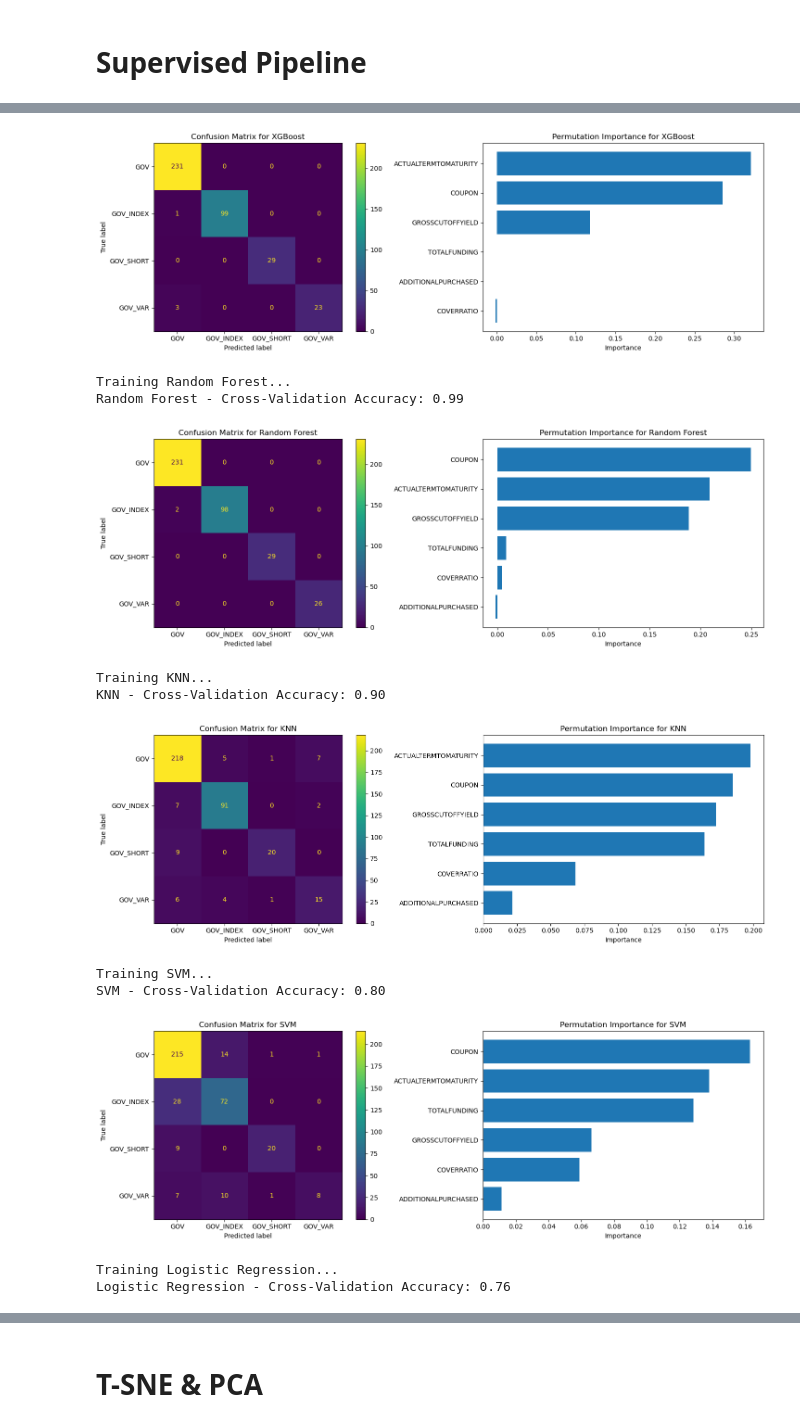
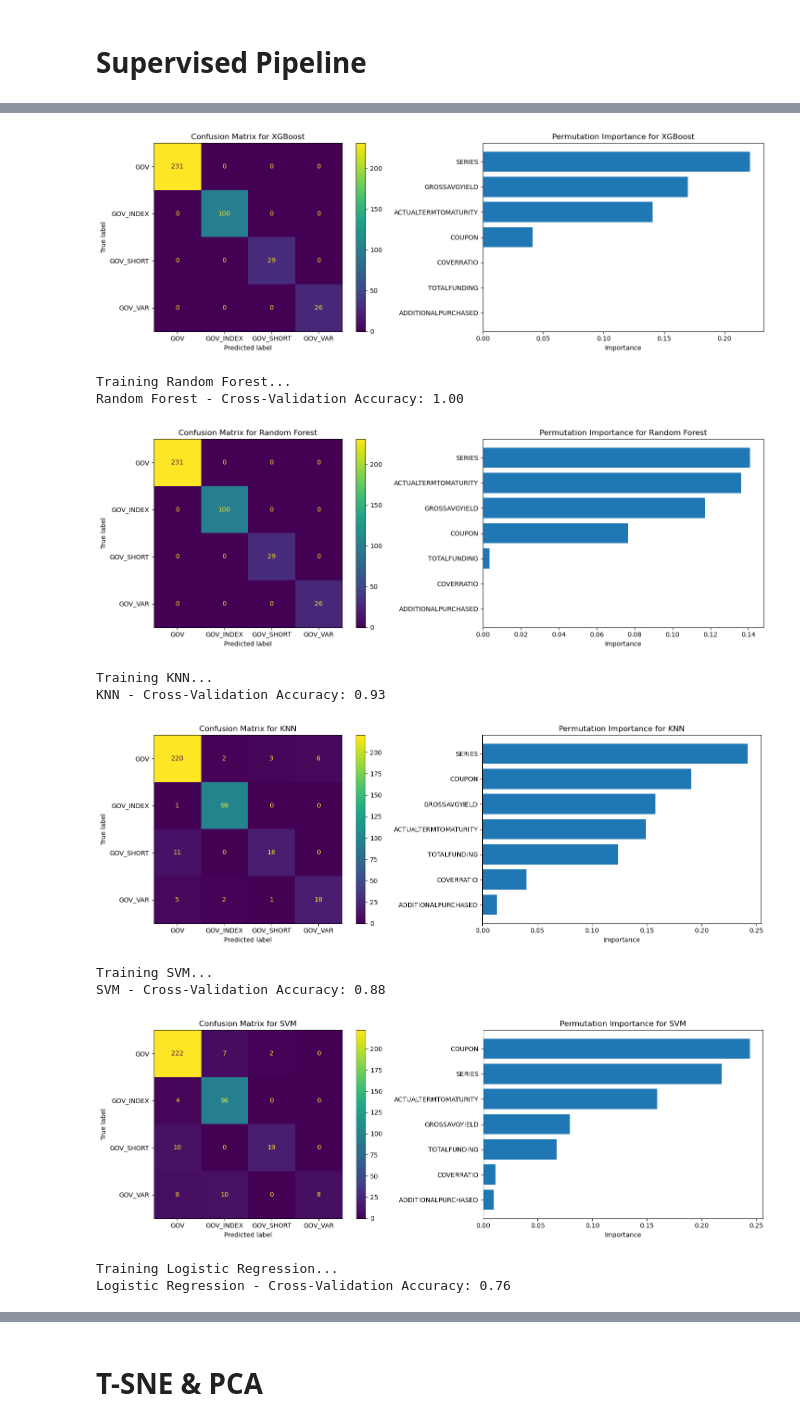
Before and after one commit to DorNatan/data-mining-project-2025, a Jupyter notebook: Data Mining Supervised & Unsupervised 2025.ipynb, the cells around one changed output, grey strips where cells are left out. Saved outputs shown, nothing was run; the diff lists cells and outputs as text; code cells hidden in the pictures.

```diff
--- a/Data Mining Supervised & Unsupervised 2025.ipynb
+++ b/Data Mining Supervised & Unsupervised 2025.ipynb
@@ -41,6 +41,7 @@ date_columns = df.select_dtypes(include=['object']).columns[
     df.select_dtypes(include=['object']).columns.str.contains('date', case=False, na=False)
 ]
 df = df.drop(columns=date_columns)
+df['SERIES'] = df['SERIES'].astype('category')
 
 # Replace values in 'BONDS'
 replacements = {
@@ -142,5 +143,5 @@ for model_name, model in models.items():
 
 # Display results
 results_df = pd.DataFrame(results)
-print("\nComparison of Models:\n", results_df)
+results_df
 # %% [output]
@@ -163,15 +163,15 @@ Remaining features after VIF calculation:
 Label Mapping: {'GOV': 0, 'GOV_INDEX': 1, 'GOV_SHORT': 2, 'GOV_VAR': 3}
 Training XGBoost...
 XGBoost - Cross-Validation Accuracy: 1.00
-[figure, old version]
+[figure, new version]
 Training Random Forest...
-Random Forest - Cross-Validation Accuracy: 0.99
+Random Forest - Cross-Validation Accuracy: 1.00
-[figure, old version]
+[figure, new version]
 Training KNN...
-KNN - Cross-Validation Accuracy: 0.90
+KNN - Cross-Validation Accuracy: 0.93
-[figure, old version]
+[figure, new version]
 Training SVM...
-SVM - Cross-Validation Accuracy: 0.80
+SVM - Cross-Validation Accuracy: 0.88
-[figure, old version]
+[figure, new version]
 Training Logistic Regression...
 Logistic Regression - Cross-Validation Accuracy: 0.76
```
Also changed, not shown: parts of 2 cells of this notebook.
